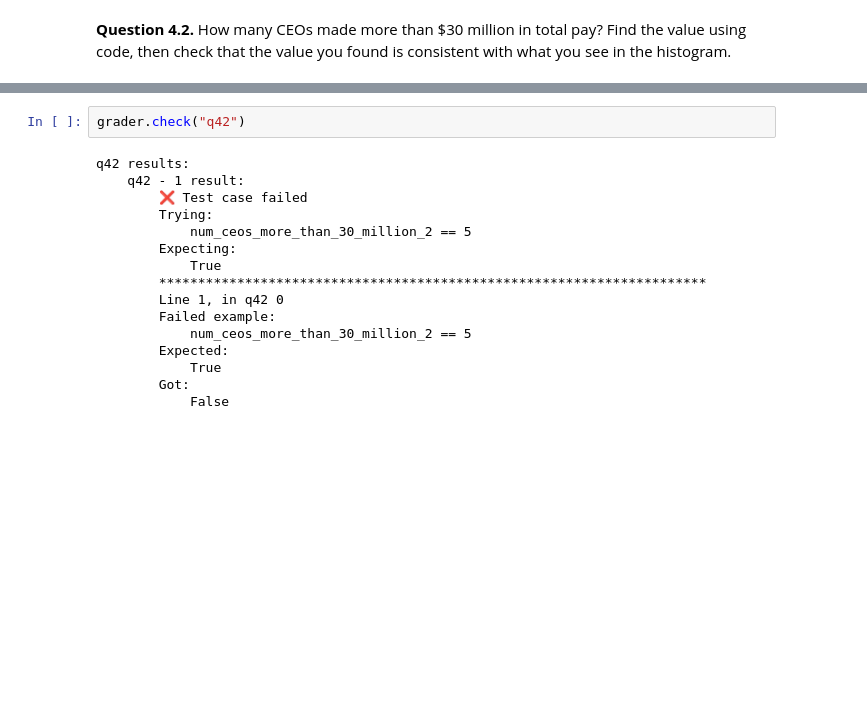
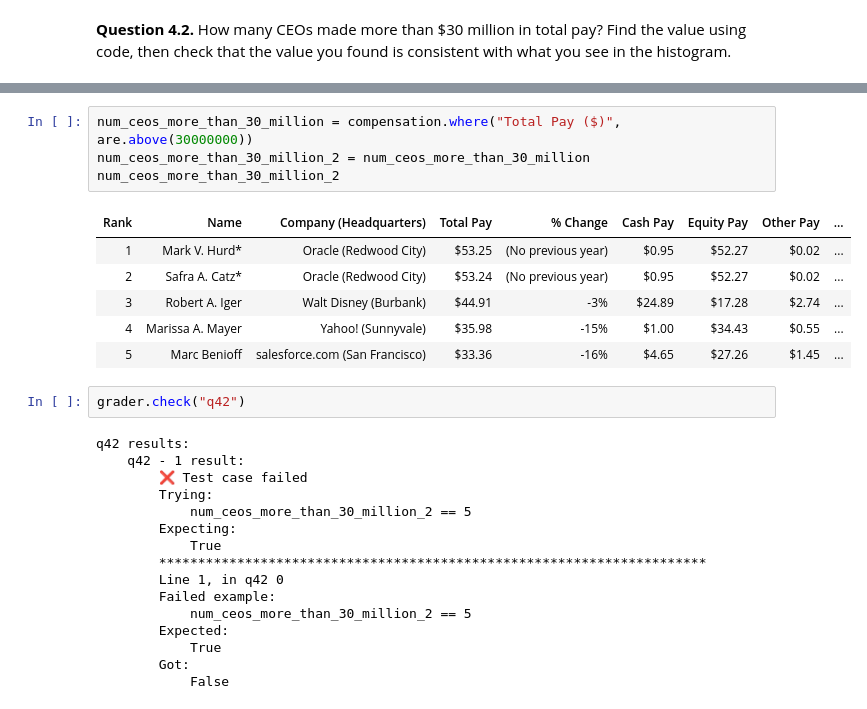
Before and after one commit to elliebeiser/introdata1350, a Jupyter notebook: lab04/lab04.ipynb, the cells around one changed output, grey strips where cells are left out. Saved outputs shown, nothing was run; the diff lists cells and outputs as text; blank space fills up the shorter version.

```diff
--- a/lab04/lab04.ipynb
+++ b/lab04/lab04.ipynb
@@ -625,3 +621,14 @@ Ellipsis
+# %%
+num_ceos_more_than_30_million = compensation.where("Total Pay ($)", are.above(30000000))
+num_ceos_more_than_30_million_2 = num_ceos_more_than_30_million
+num_ceos_more_than_30_million_2
+# %% [output]
+| Rank | Name | Company (Headquarters) | Total Pay | % Change | Cash Pay | Equity Pay | Other Pay | ... |
+| 1 | Mark V. Hurd* | Oracle (Redwood City) | $53.25 | (No previous year) | $0.95 | $52.27 | $0.02 | ... |
+| 2 | Safra A. Catz* | Oracle (Redwood City) | $53.24 | (No previous year) | $0.95 | $52.27 | $0.02 | ... |
+| 3 | Robert A. Iger | Walt Disney (Burbank) | $44.91 | -3% | $24.89 | $17.28 | $2.74 | ... |
+| 4 | Marissa A. Mayer | Yahoo! (Sunnyvale) | $35.98 | -15% | $1.00 | $34.43 | $0.55 | ... |
+| 5 | Marc Benioff | salesforce.com (San Francisco) | $33.36 | -16% | $4.65 | $27.26 | $1.45 | ... |
 # %%
 grader.check("q42")
 # %% [output]
```
Also changed, not shown: parts of 3 cells of this notebook, 1 other file.
